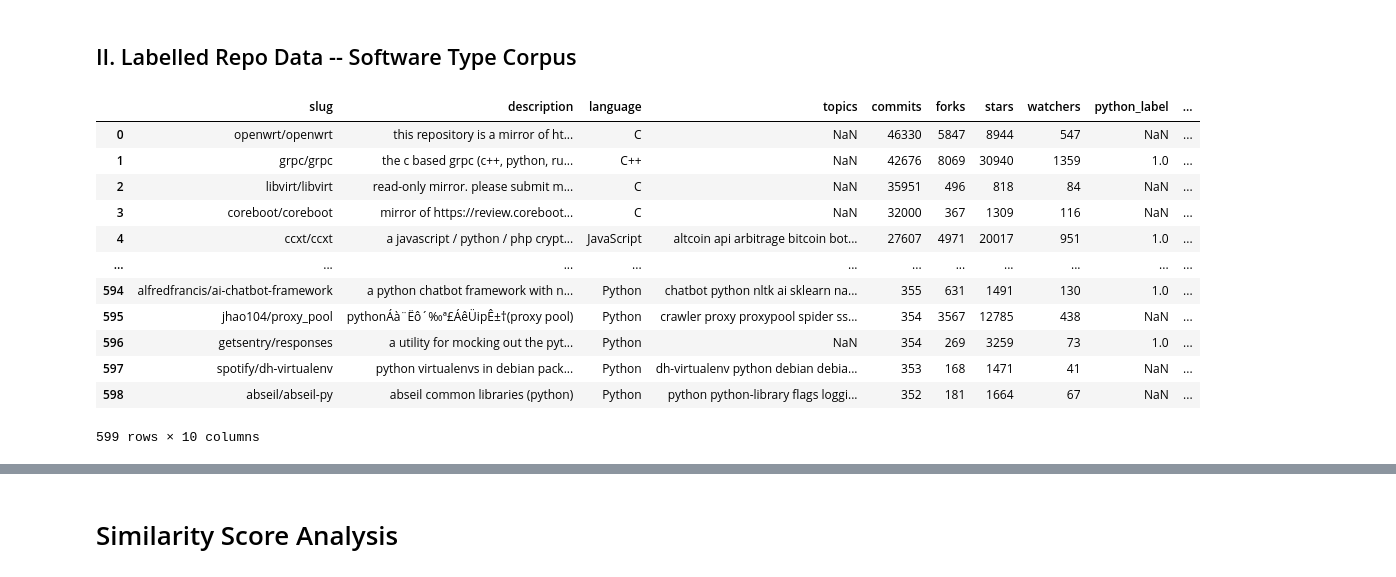
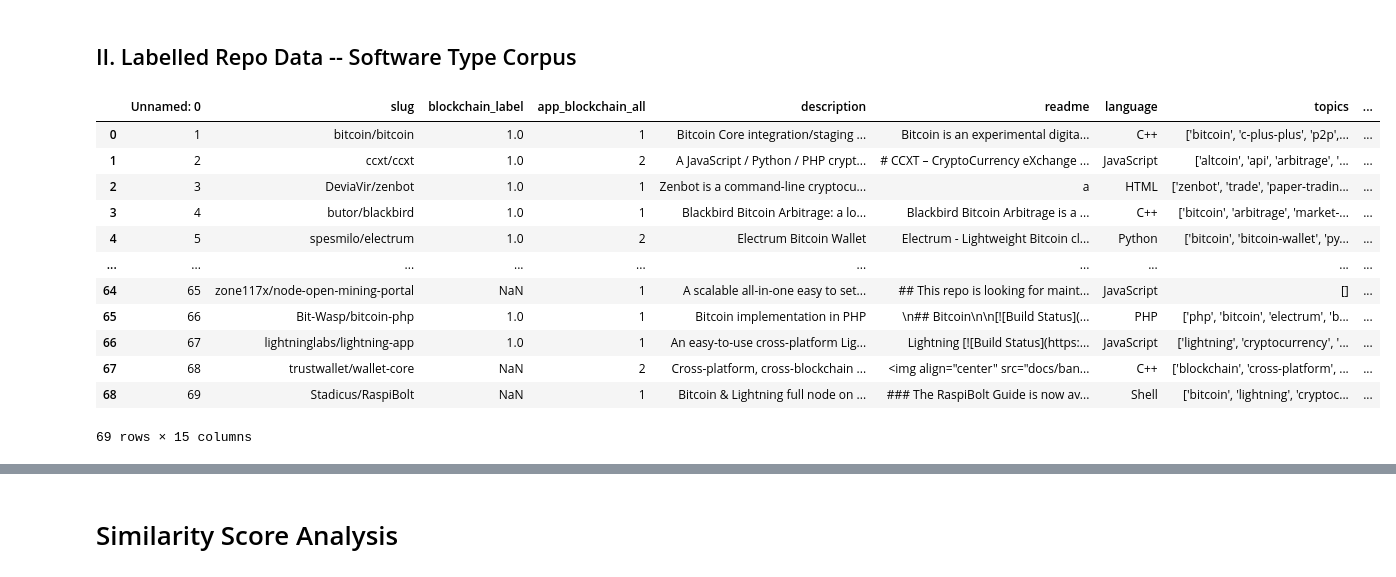
Before and after one commit to DSPG-Young-Scholars-Program/dspg21oss, a Jupyter notebook: src/06_bert/01_bert_init_CZ.ipynb, the cells around one changed output, grey strips where cells are left out. Saved outputs shown, nothing was run; the diff lists cells and outputs as text; code cells hidden in the pictures.

```diff
--- a/src/06_bert/01_bert_init_CZ.ipynb
+++ b/src/06_bert/01_bert_init_CZ.ipynb
@@ -113,21 +75,23 @@ np.save('/home/zz3hs/git/dspg21oss/data/dspg21oss/repo_description_embeddingsXXX
 # %% [markdown]
 ## II. Labelled Repo Data -- Software Type Corpus
 # %%
-data = pd.read_excel('/home/zz3hs/git/dspg21oss/data/dspg21oss/labelled_repo/oss_software_labelled_python_sz.xlsx') #import csv
+data = pd.read_excel('/home/zz3hs/git/dspg21oss/data/dspg21oss/oss_software_labelled_blockchain_cz.xlsx') #import csv
+#data = pd.read_excel('/home/zz3hs/git/dspg21oss/data/dspg21oss/oss_software_labelled_dataviz_cz.xlsx') #import csv
+
 data
 # %% [output]
-|  | slug | description | language | topics | commits | forks | stars | watchers | python_label | ... |
-| 0 | openwrt/openwrt | this repository is a mirror of ht... | C | NaN | 46330 | 5847 | 8944 | 547 | NaN | ... |
-| 1 | grpc/grpc | the c based grpc (c++, python, ru... | C++ | NaN | 42676 | 8069 | 30940 | 1359 | 1.0 | ... |
-| 2 | libvirt/libvirt | read-only mirror. please submit m... | C | NaN | 35951 | 496 | 818 | 84 | NaN | ... |
-| 3 | coreboot/coreboot | mirror of https://review.coreboot... | C | NaN | 32000 | 367 | 1309 | 116 | NaN | ... |
-| 4 | ccxt/ccxt | a javascript / python / php crypt... | JavaScript | altcoin api arbitrage bitcoin bot... | 27607 | 4971 | 20017 | 951 | 1.0 | ... |
-| ... | ... | ... | ... | ... | ... | ... | ... | ... | ... | ... |
-| 594 | alfredfrancis/ai-chatbot-framework | a python chatbot framework with n... | Python | chatbot python nltk ai sklearn na... | 355 | 631 | 1491 | 130 | 1.0 | ... |
-| 595 | jhao104/proxy_pool | pythonÁà¨Ëô´‰ª£ÁêÜipÊ±†(proxy pool) | Python | crawler proxy proxypool spider ss... | 354 | 3567 | 12785 | 438 | NaN | ... |
-| 596 | getsentry/responses | a utility for mocking out the pyt... | Python | NaN | 354 | 269 | 3259 | 73 | 1.0 | ... |
-| 597 | spotify/dh-virtualenv | python virtualenvs in debian pack... | Python | dh-virtualenv python debian debia... | 353 | 168 | 1471 | 41 | NaN | ... |
-| 598 | abseil/abseil-py | abseil common libraries (python) | Python | python python-library flags loggi... | 352 | 181 | 1664 | 67 | NaN | ... |
+|  | Unnamed: 0 | slug | blockchain_label | app_blockchain_all | description | readme | language | topics | ... |
+| 0 | 1 | bitcoin/bitcoin | 1.0 | 1 | Bitcoin Core integration/staging ... | Bitcoin is an experimental digita... | C++ | ['bitcoin', 'c-plus-plus', 'p2p',... | ... |
+| 1 | 2 | ccxt/ccxt | 1.0 | 2 | A JavaScript / Python / PHP crypt... | # CCXT – CryptoCurrency eXchange ... | JavaScript | ['altcoin', 'api', 'arbitrage', '... | ... |
+| 2 | 3 | DeviaVir/zenbot | 1.0 | 1 | Zenbot is a command-line cryptocu... | a | HTML | ['zenbot', 'trade', 'paper-tradin... | ... |
+| 3 | 4 | butor/blackbird | 1.0 | 1 | Blackbird Bitcoin Arbitrage: a lo... | Blackbird Bitcoin Arbitrage is a ... | C++ | ['bitcoin', 'arbitrage', 'market-... | ... |
+| 4 | 5 | spesmilo/electrum | 1.0 | 2 | Electrum Bitcoin Wallet | Electrum - Lightweight Bitcoin cl... | Python | ['bitcoin', 'bitcoin-wallet', 'py... | ... |
+| ... | ... | ... | ... | ... | ... | ... | ... | ... | ... |
+| 64 | 65 | zone117x/node-open-mining-portal | NaN | 1 | A scalable all-in-one easy to set... | ## This repo is looking for maint... | JavaScript | [] | ... |
+| 65 | 66 | Bit-Wasp/bitcoin-php | 1.0 | 1 | Bitcoin implementation in PHP | \n## Bitcoin\n\n[![Build Status](... | PHP | ['php', 'bitcoin', 'electrum', 'b... | ... |
+| 66 | 67 | lightninglabs/lightning-app | 1.0 | 1 | An easy-to-use cross-platform Lig... | Lightning [![Build Status](https:... | JavaScript | ['lightning', 'cryptocurrency', '... | ... |
+| 67 | 68 | trustwallet/wallet-core | NaN | 2 | Cross-platform, cross-blockchain ... | <img align="center" src="docs/ban... | C++ | ['blockchain', 'cross-platform', ... | ... |
+| 68 | 69 | Stadicus/RaspiBolt | NaN | 1 | Bitcoin & Lightning full node on ... | ### The RaspiBolt Guide is now av... | Shell | ['bitcoin', 'lightning', 'cryptoc... | ... |
-599 rows × 10 columns
+69 rows × 15 columns
 # %%
 # software type
```
Also changed, not shown: parts of 23 cells of this notebook, 16 other files.
